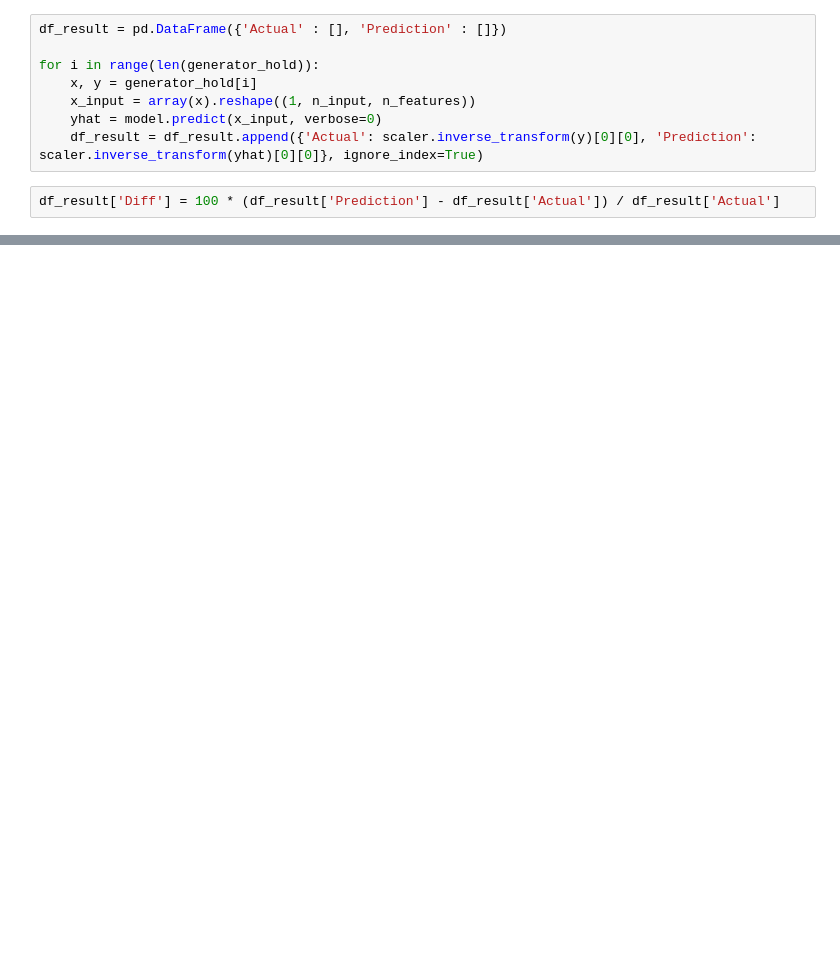
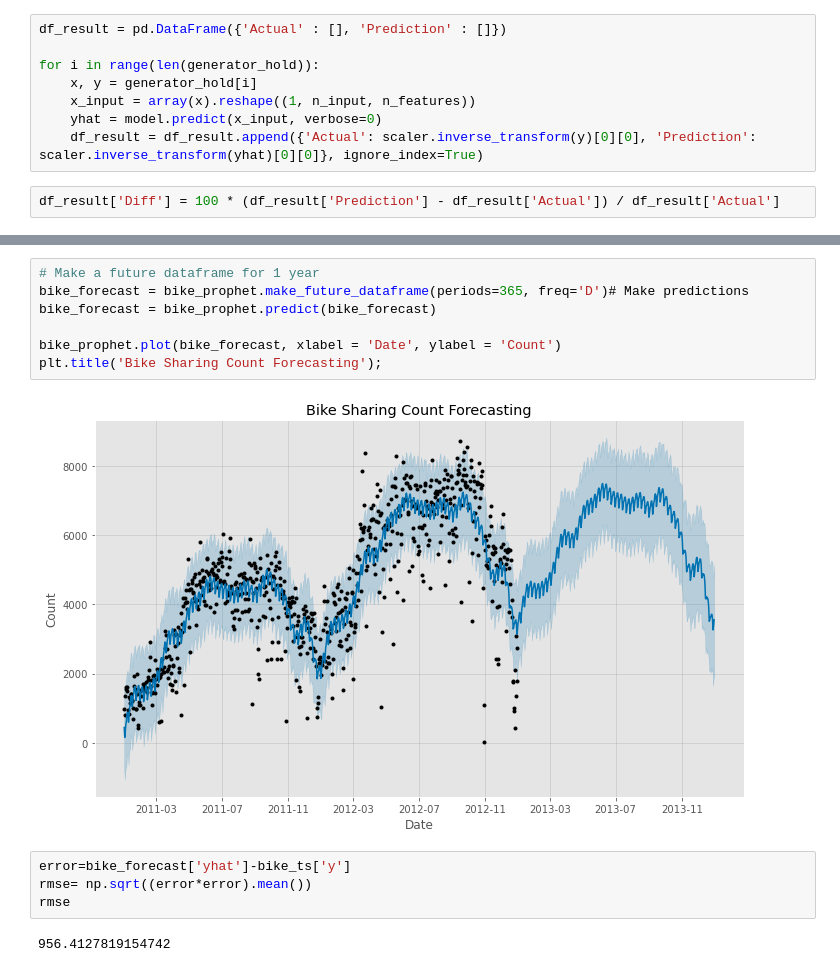
Before and after one commit to vedantw29/Data-Mining-Project, a Jupyter notebook: Data Mining Project.ipynb, the cells around one changed output, grey strips where cells are left out. Cells and saved outputs as stored; diff of their text form; blank space fills up the shorter version.

```diff
--- a/Data Mining Project.ipynb
+++ b/Data Mining Project.ipynb
@@ -1029,0 +1080,15 @@ gam.summary()
+# %%
+# Make a future dataframe for 1 year
+bike_forecast = bike_prophet.make_future_dataframe(periods=365, freq='D')# Make predictions
+bike_forecast = bike_prophet.predict(bike_forecast)
+
+bike_prophet.plot(bike_forecast, xlabel = 'Date', ylabel = 'Count')
+plt.title('Bike Sharing Count Forecasting');
+# %% [output]
+[figure, added]
+# %%
+error=bike_forecast['yhat']-bike_ts['y']
+rmse= np.sqrt((error*error).mean())
+rmse
+# %% [output]
+956.4127819154742
```
Also changed, not shown: parts of 20 cells of this notebook, 2 other files.
